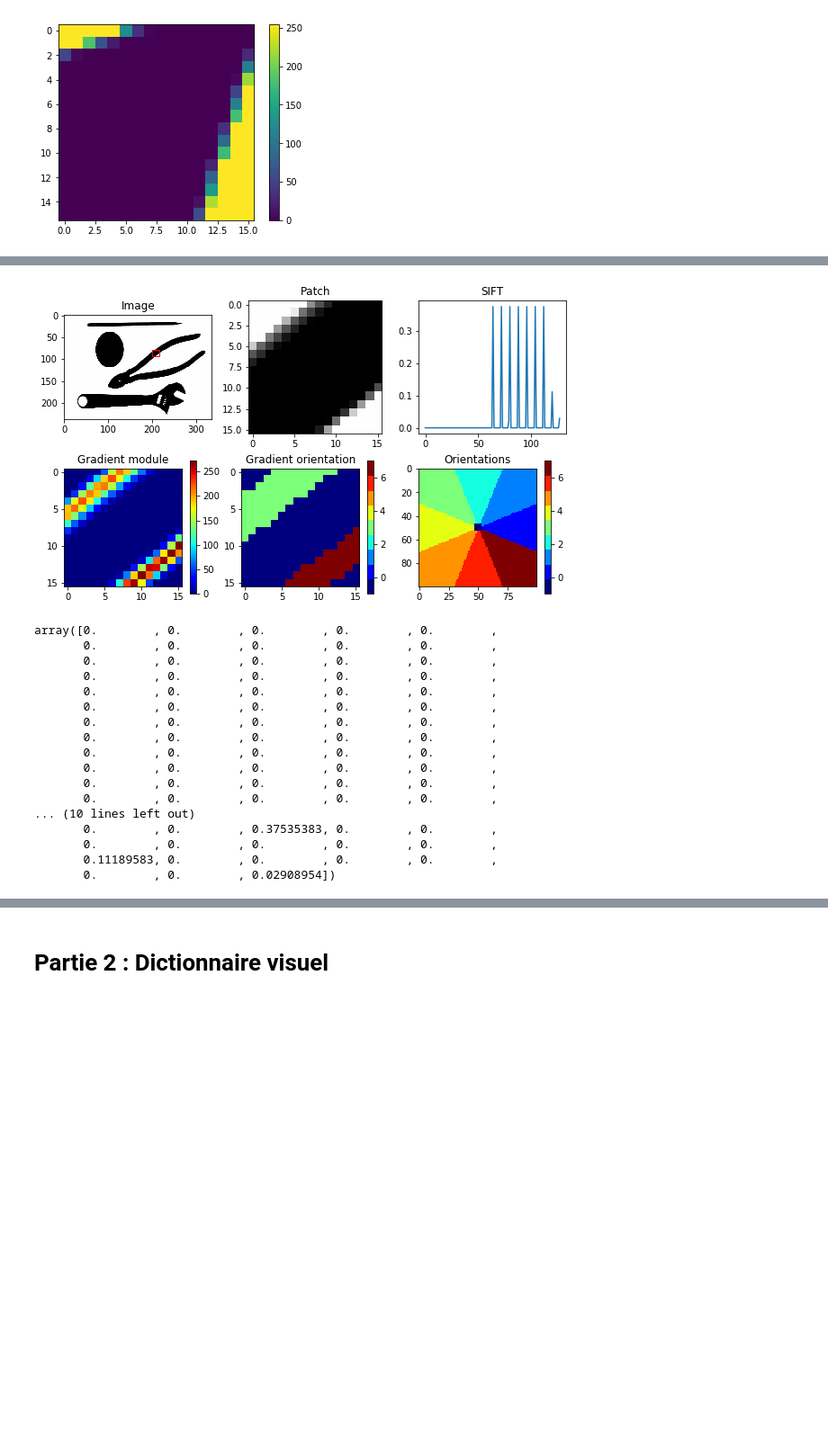
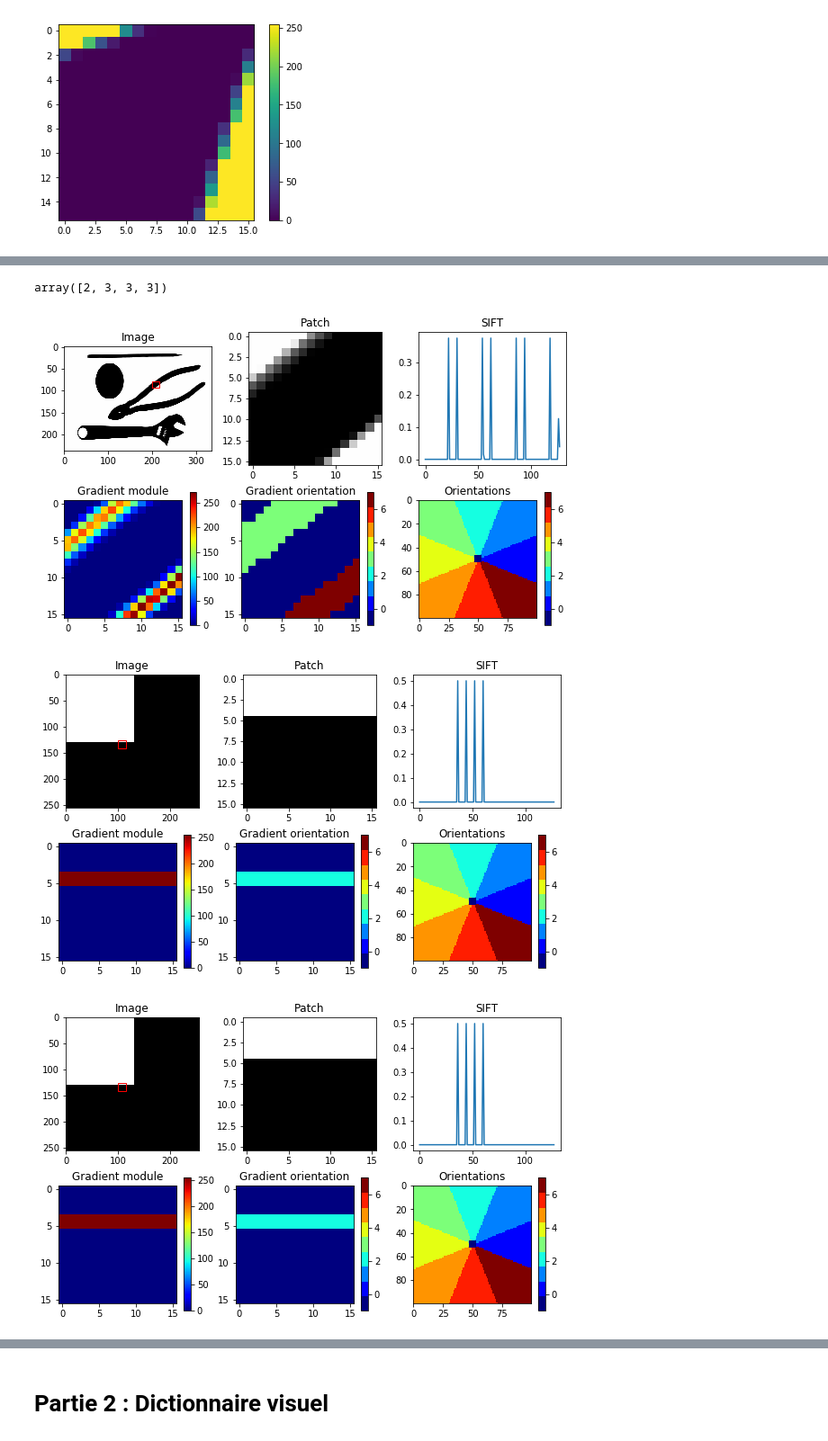
Before and after one commit to IssamBenamara/SIFT_BOW, a Jupyter notebook: TP1-2.ipynb, the cells around one changed output, grey strips where cells are left out. Shown at 90% size. Saved outputs shown, nothing was run; the diff lists cells and outputs as text; code cells hidden in the pictures; blank space fills up the shorter version.

```diff
--- a/TP1-2.ipynb
+++ b/TP1-2.ipynb
@@ -36,7 +36,7 @@ def compute_grad(I):
     h_y = 0.5*np.asarray([-1,-2,-1])
     Iy = conv_separable(I, h_x, h_y)
     Ix = conv_separable(I, h_y, h_x)
-    return Iy, Ix
+    return Ix, Iy
 
 # example d'affichage du résultat
 Ix, Iy = compute_grad(I)
@@ -97,3 +88,9 @@ array([[-1,  3,  3,  2,  2,  3,  2,  3,  3,  3,  3, -1, -1, -1, -1, -1],
+# %%
+i= 0
+j= 1
+Go[i*4:i*4+4,j*4:j*4+4]
+# %% [output]
+array([2, 3, 3, 3])
 # %%
 def compute_sift_region(Gm, Go, mask=None):
     # Note: to apply the mask only when given, do:
@@ -103,8 +100,8 @@ def compute_sift_region(Gm, Go, mask=None):
         Gn = np.multiply(Gn, mask)
     for i in range(4):
         for j in range(4):
-            Gn_region = Gn[i*4:i*4+4,j*4:j*4+4]
-            Go_region = Go[i*4:i*4+4,j*4:j*4+4]
+            Gn_region = Gn[j*4:j*4+4,i*4:i*4+4]
+            Go_region = Go[j*4:j*4+4,i*4:i*4+4]
 
             for v in range(8):
                 ind = np.where(Go_region==v)
@@ -118,33 +115,16 @@ def compute_sift_region(Gm, Go, mask=None):
     sift = np.clip(sift,0,0.2)
     sift = sift/np.linalg.norm(sift)
     return sift
-# %%
-display_sift_region(I, compute_grad_mod_ori, compute_sift_region)
-# %% [output]
-[figure, removed]
-array([0.        , 0.        , 0.        , 0.        , 0.        ,
-       0.        , 0.        , 0.        , 0.        , 0.        ,
-       0.        , 0.        , 0.        , 0.        , 0.        ,
-       0.        , 0.        , 0.        , 0.        , 0.        ,
-       0.        , 0.        , 0.        , 0.        , 0.        ,
-       0.        , 0.        , 0.        , 0.        , 0.        ,
-       0.        , 0.        , 0.        , 0.        , 0.        ,
-       0.        , 0.        , 0.        , 0.        , 0.        ,
-       0.        , 0.        , 0.        , 0.        , 0.        ,
-       0.        , 0.        , 0.        , 0.        , 0.        ,
-       0.        , 0.        , 0.        , 0.        , 0.        ,
-       0.        , 0.        , 0.        , 0.        , 0.        ,
-... (10 lines left out)
-       0.        , 0.        , 0.37535383, 0.        , 0.        ,
-       0.        , 0.        , 0.        , 0.        , 0.        ,
-       0.11189583, 0.        , 0.        , 0.        , 0.        ,
-       0.        , 0.        , 0.02908954])
 # %%
 # Example of viz of SIFTs
 # set gausm to True to apply mask weighting of gradients
-#display_sift_region(I,           compute_grad_mod_ori, compute_sift_region, x=200, y=78, gausm=False)
-#display_sift_region(marche_im(), compute_grad_mod_ori, compute_sift_region, x=100, y=125, gausm=False)
-#display_sift_region(marche_im(), compute_grad_mod_ori, compute_sift_region, x=100, y=125, gausm=False)
-#display_sift_region(marche_im(), compute_grad_mod_ori, compute_sift_region, x=125, y=100, gausm=False)
-#display_sift_region(marche_im(), compute_grad_mod_ori, compute_sift_region, x=121, y=121, gausm=False)
-#display_sift_region(toy_im(),    compute_grad_mod_ori, compute_sift_region, x=95, y=95, gausm=False)
+display_sift_region(I,           compute_grad_mod_ori, compute_sift_region, x=200, y=78, gausm=False)
+display_sift_region(marche_im(), compute_grad_mod_ori, compute_sift_region, x=100, y=125, gausm=False)
+display_sift_region(marche_im(), compute_grad_mod_ori, compute_sift_region, x=100, y=125, gausm=False)
+display_sift_region(marche_im(), compute_grad_mod_ori, compute_sift_region, x=125, y=100, gausm=False)
+display_sift_region(marche_im(), compute_grad_mod_ori, compute_sift_region, x=121, y=121, gausm=False)
+display_sift_region(toy_im(),    compute_grad_mod_ori, compute_sift_region, x=95, y=95, gausm=False)
+# %% [output]
+[figure, added]
+[figure, added]
+[figure, added]
```
Also changed, not shown: parts of 4 cells of this notebook.
